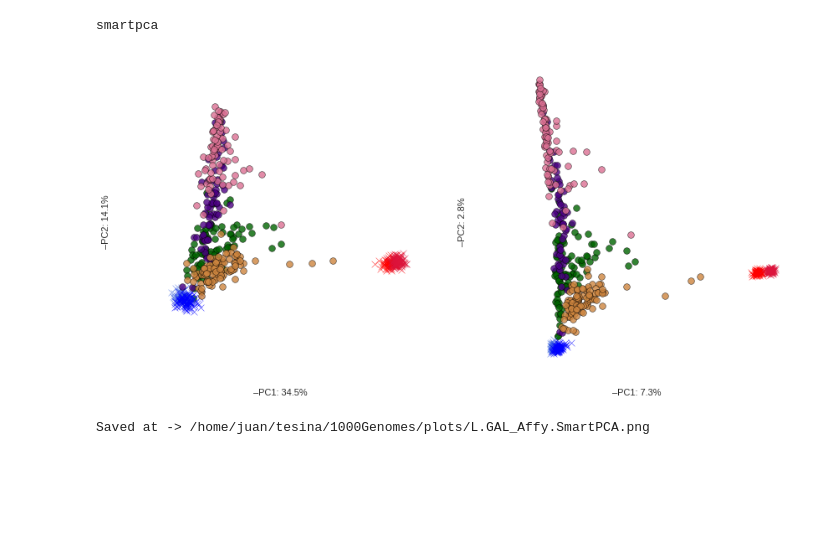
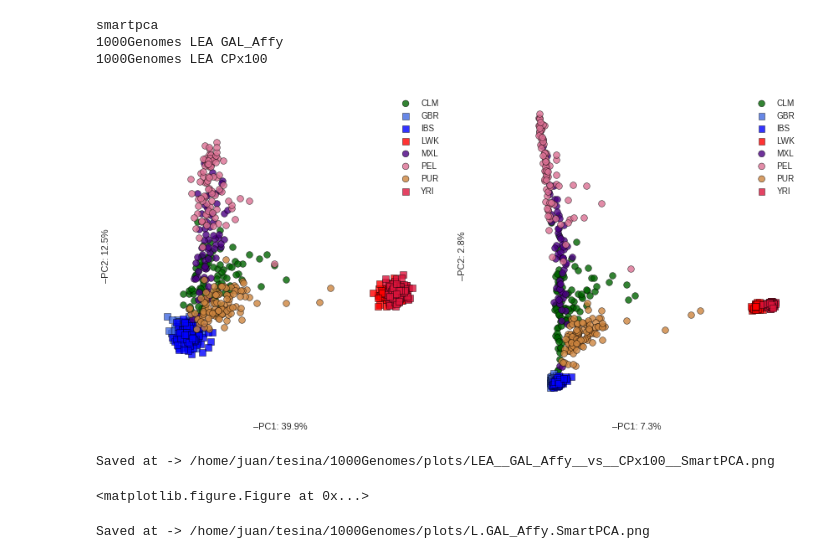
Before and after one commit to jmberros/ancestrator, a Jupyter notebook: PCA.ipynb, the cells around one changed output. Saved outputs shown, nothing was run; the diff lists cells and outputs as text; code cells hidden in the pictures; blank space fills up the shorter version.

Commit message:
1000Genomes functional

```diff
--- a/PCA.ipynb
+++ b/PCA.ipynb
@@ -11,35 +11,42 @@ from itertools import product
 
 sns.set_context('notebook')
 sns.set_style('white')
 
-panel_labels = ['GAL_Completo', 'CPx100']
+panel_labels = ['GAL_Affy', 'CPx100']
 samplegroup_labels = ['LEA']
 source_labels = ['1000Genomes']
 components = [['PC1', 'PC2']]
 implementations = ['smartpca']
 
 combos = list(product(source_labels, samplegroup_labels, panel_labels, components))
 
 
 for implementation in implementations:
     print(implementation)
 
     plotw, ploth = 6, 6
     ncols, nrows = len(list(combos)), 1
     fig = plt.figure(figsize=(ncols * plotw, nrows * ploth))
     ax_ids = list(np.arange(ncols * nrows) + 1)
 
     for s, sg, p, components in combos:
+        print(s, sg, p)
         dataset = Dataset(s, sg, p)
         smartpca = dataset.pca(implementation=implementation)
         smartpca.plot(ax=fig.add_subplot(nrows, ncols, ax_ids.pop(0)), components_to_plot=components)
 
     sns.despine(left=True, bottom=True)
     plt.tight_layout()
     plt.show()
+
+    smartpca.savefig(filename='LEA__GAL_Affy__vs__CPx100__SmartPCA')
 # %% [output]
 smartpca
+1000Genomes LEA GAL_Affy
+1000Genomes LEA CPx100
-[figure, old version]
+[figure, new version]
+Saved at -> /home/juan/tesina/1000Genomes/plots/LEA__GAL_Affy__vs__CPx100__SmartPCA.png
+<matplotlib.figure.Figure at 0x...>
 # %%
 dataset = Dataset('1000Genomes', 'L', 'GAL_Affy')
 pca = dataset.pca()
```
Also changed, not shown: 1 other file.
